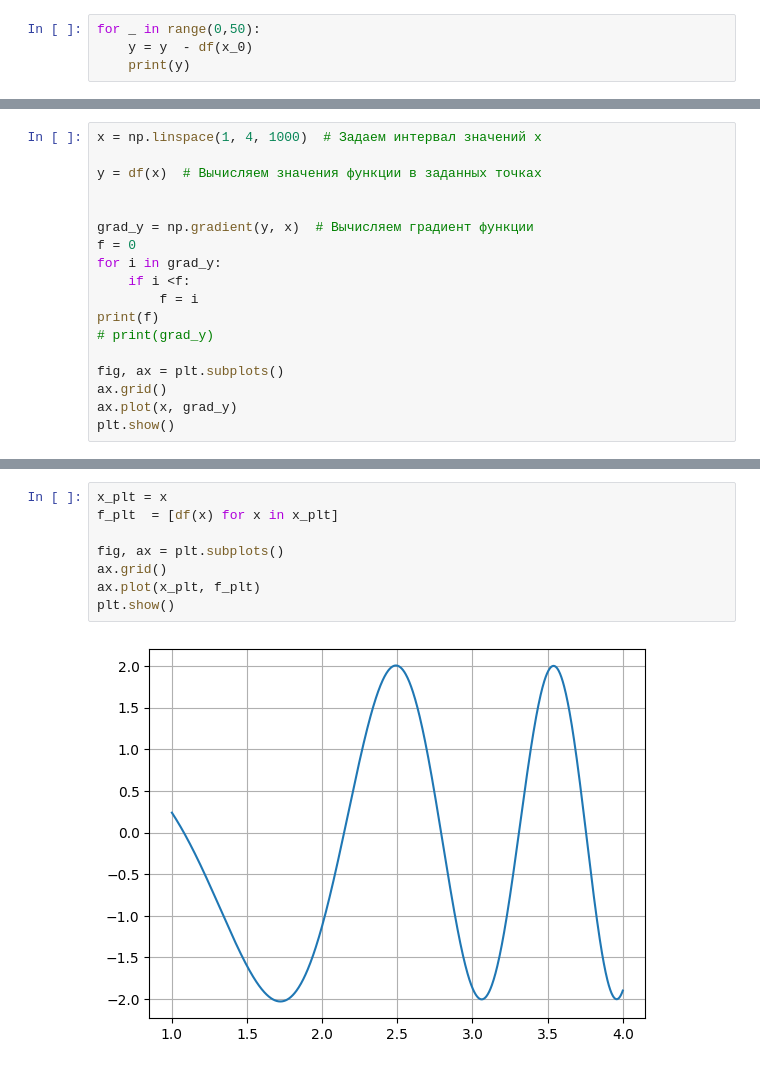
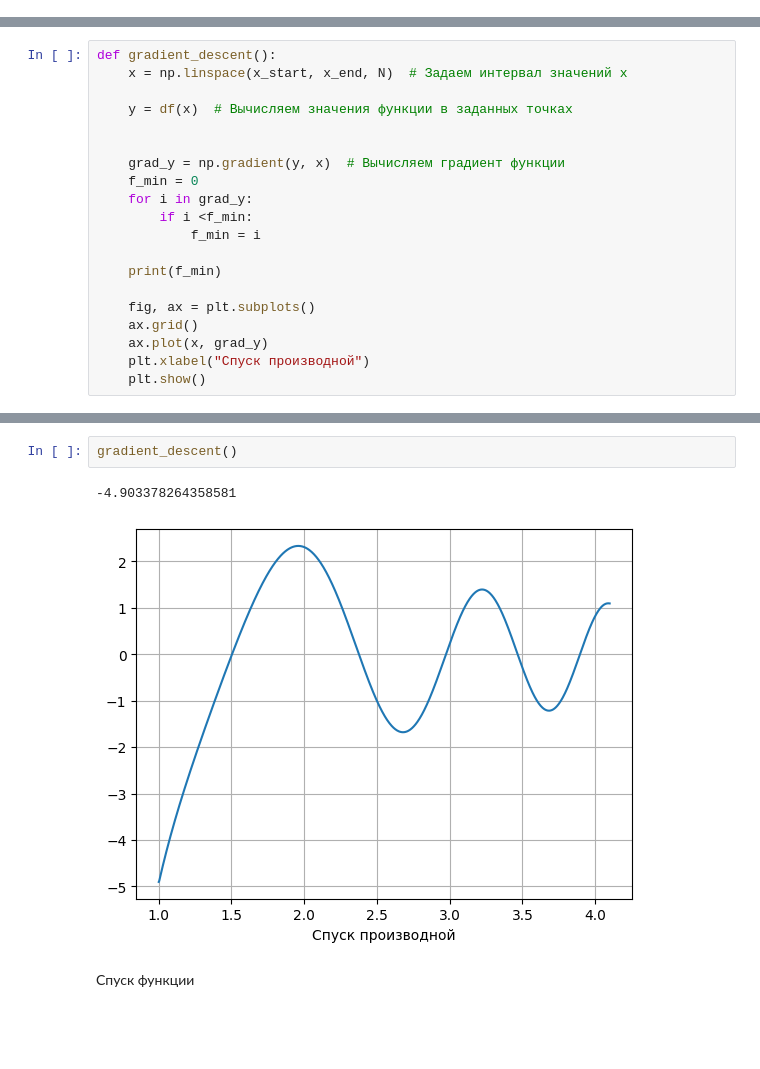
Before and after one commit to Torfiks/math_model_lab, a Jupyter notebook: gradient_descent.ipynb, the cells around one changed output, grey strips where cells are left out. Cells and saved outputs as stored; diff of their text form; blank space fills up the shorter version.

```diff
--- a/gradient_descent.ipynb
+++ b/gradient_descent.ipynb
@@ -74,4 +58,0 @@ y = f_1(x_0)
-# %%
-for _ in range(0,50):
-    y = y  - df(x_0)
-    print(y)
@@ -109,18 +61,20 @@ min_f(0.01,100)
 # %%
-x = np.linspace(1, 4, 1000)  # Задаем интервал значений x
+def gradient_descent():
+    x = np.linspace(x_start, x_end, N)  # Задаем интервал значений x
 
-y = df(x)  # Вычисляем значения функции в заданных точках
+    y = df(x)  # Вычисляем значения функции в заданных точках
 
 
-grad_y = np.gradient(y, x)  # Вычисляем градиент функции
-f = 0
-for i in grad_y:
-    if i <f:
-        f = i
-print(f)
-# print(grad_y)
+    grad_y = np.gradient(y, x)  # Вычисляем градиент функции
+    f_min = 0
+    for i in grad_y:
+        if i <f_min:
+            f_min = i
 
-fig, ax = plt.subplots()
-ax.grid()
-ax.plot(x, grad_y)
-plt.show()
+    print(f_min)
+
+    fig, ax = plt.subplots()
+    ax.grid()
+    ax.plot(x, grad_y)
+    plt.xlabel("Спуск производной")
+    plt.show()
@@ -130,10 +81,7 @@ plt.show()
-# %%
-x_plt = x
-f_plt  = [df(x) for x in x_plt]
-
-fig, ax = plt.subplots()
-ax.grid()
-ax.plot(x_plt, f_plt)
-plt.show()
-# %% [output]
-[figure, removed]
+# %%
+gradient_descent()
+# %% [output]
+-4.903378264358581
+[figure, added]
+# %% [markdown]
+Спуск функции
```
Also changed, not shown: parts of 25 cells of this notebook, 3 other files.
